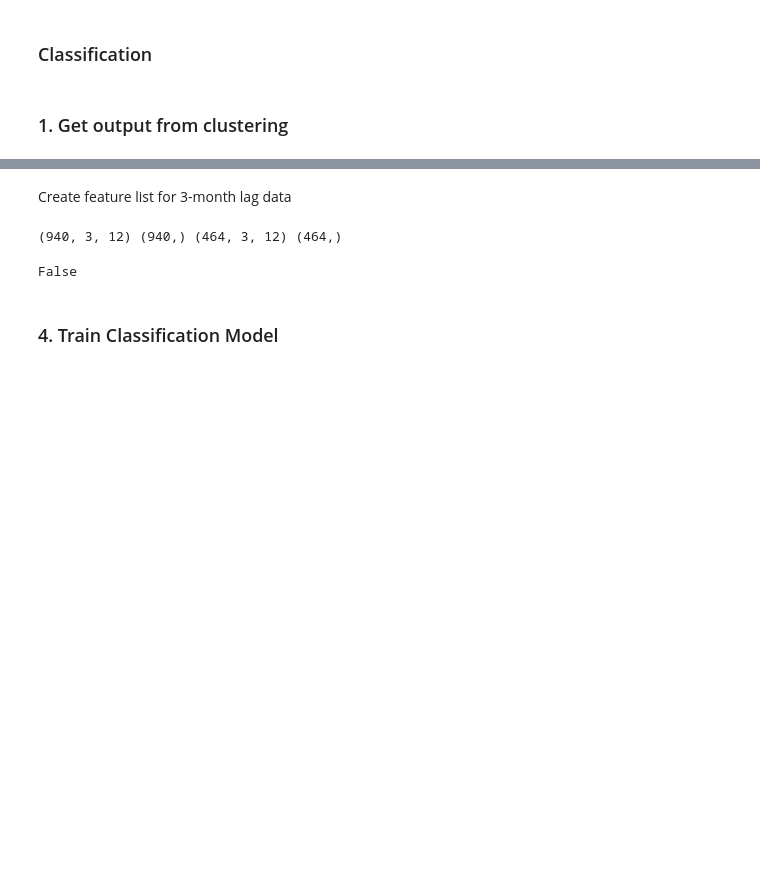
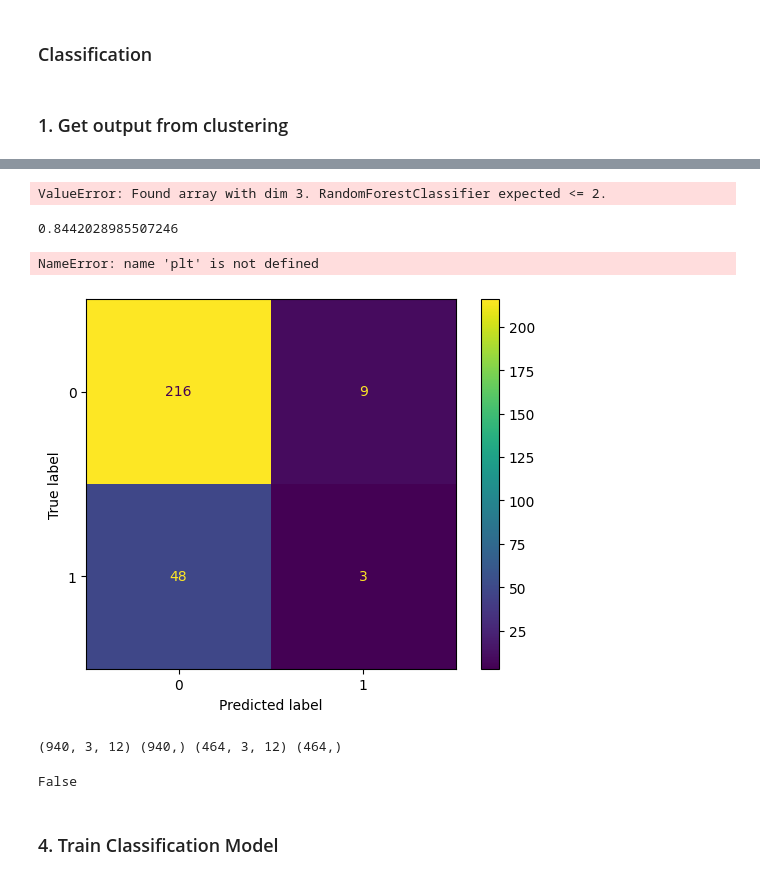
Before and after one commit to nimirz/RBDML, a Jupyter notebook: code/model/01_Classify.ipynb, the cells around one changed output, grey strips where cells are left out. Drawn from its saved outputs; the diff is of its cells as text; code cells hidden in the pictures; blank space fills up the shorter version.

```diff
--- a/code/model/01_Classify.ipynb
+++ b/code/model/01_Classify.ipynb
@@ -36,0 +28,11 @@ sns.histplot(data=df, x='label_names', hue='country', stat='count', multiple='st
+# %%
+# Split and prepare features
+splitter = CountryBasedSplit(df, climdf, country_column='country', month_column='month')
+
+# Process the splits to get train, validation, and test sets
+window_size = 12  # Example window size
+desired_features = ['DailyLST', 'CHIRPSPrecip']
+label_column = 'label'
+
+(train_features, train_labels, train_ids), (val_features, val_labels, val_ids), (test_features, test_labels, test_ids) = splitter.process_splits(window_size, desired_features, label_column)
+# Print the shapes of the 3D arrays
@@ -72,4 +55,42 @@ ids = np.array(df.id.unique())
-# %% [markdown]
-Create feature list for 3-month lag data
+# %%
+from sklearn.ensemble import RandomForestClassifier
+from aeon.transformations.collection.feature_based import Catch22
+from sklearn.pipeline import make_pipeline
+from sklearn.metrics import accuracy_score
+
+
+# Create and fit the pipeline
+pipe = make_pipeline(
+    Catch22(replace_nans=True),
+    RandomForestClassifier(random_state=42),
+)
+
+pipe.fit(train_features, train_labels)
+# Make predictions like any other sklearn estimator
+accuracy_score(pipe.predict(val_features), val_labels)
+# %% [output]
+ValueError: Found array with dim 3. RandomForestClassifier expected <= 2.
+# %%
+from sklearn import metrics
+from aeon.classification.feature_based import Catch22Classifier, FreshPRINCEClassifier
+
+
+c22cls = Catch22Classifier()
+c22cls.fit(train_features, np.array(train_labels))
+c22_preds = c22cls.predict(val_features)
+metrics.accuracy_score(val_labels, c22_preds)
+# %% [output]
+0.8442028985507246
+# %%
+f = c22cls.predict(test_features)
+# %%
+from sklearn.metrics import ConfusionMatrixDisplay
+
+ConfusionMatrixDisplay.from_predictions(test_labels,f)
+
+plt.show()
+# %% [output]
+NameError: name 'plt' is not defined
+[figure, added]
 # %%
 lag = 12
```
Also changed, not shown: parts of 27 cells of this notebook, 5 other files.
